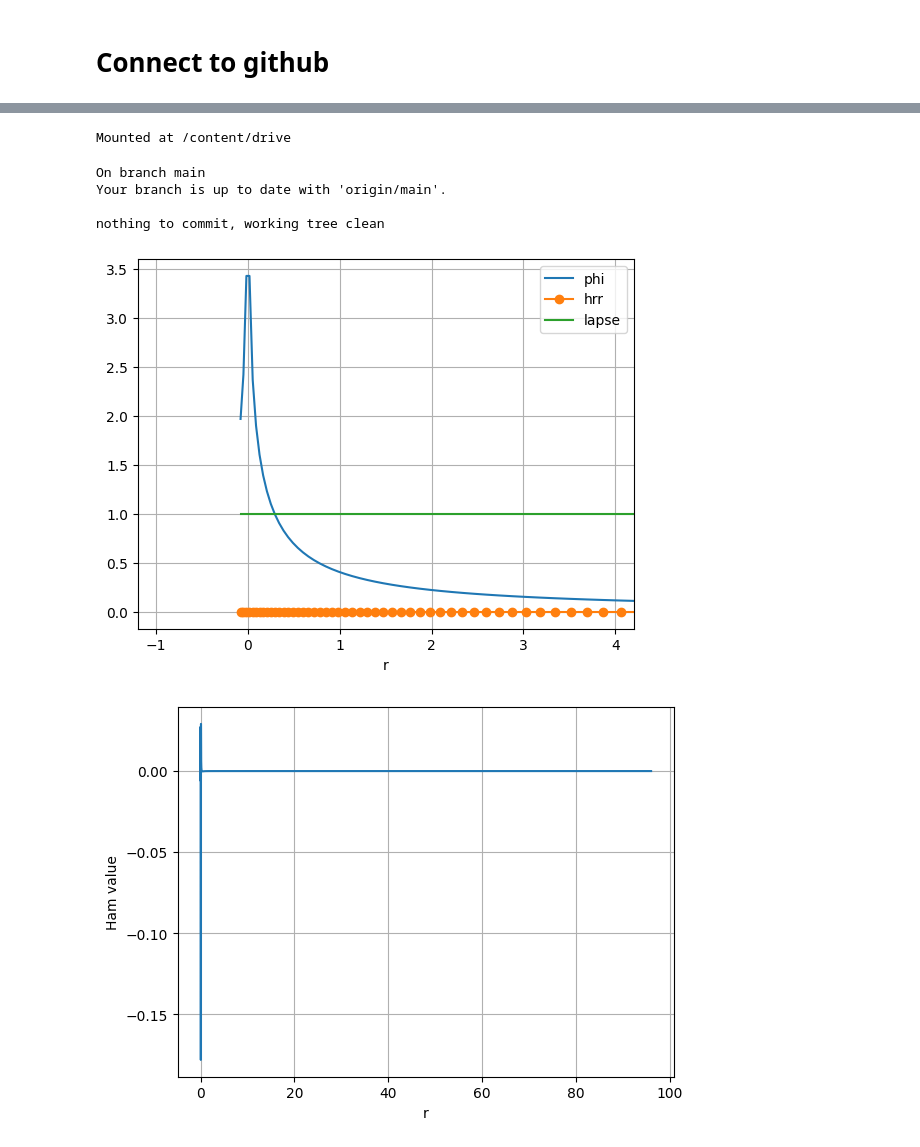
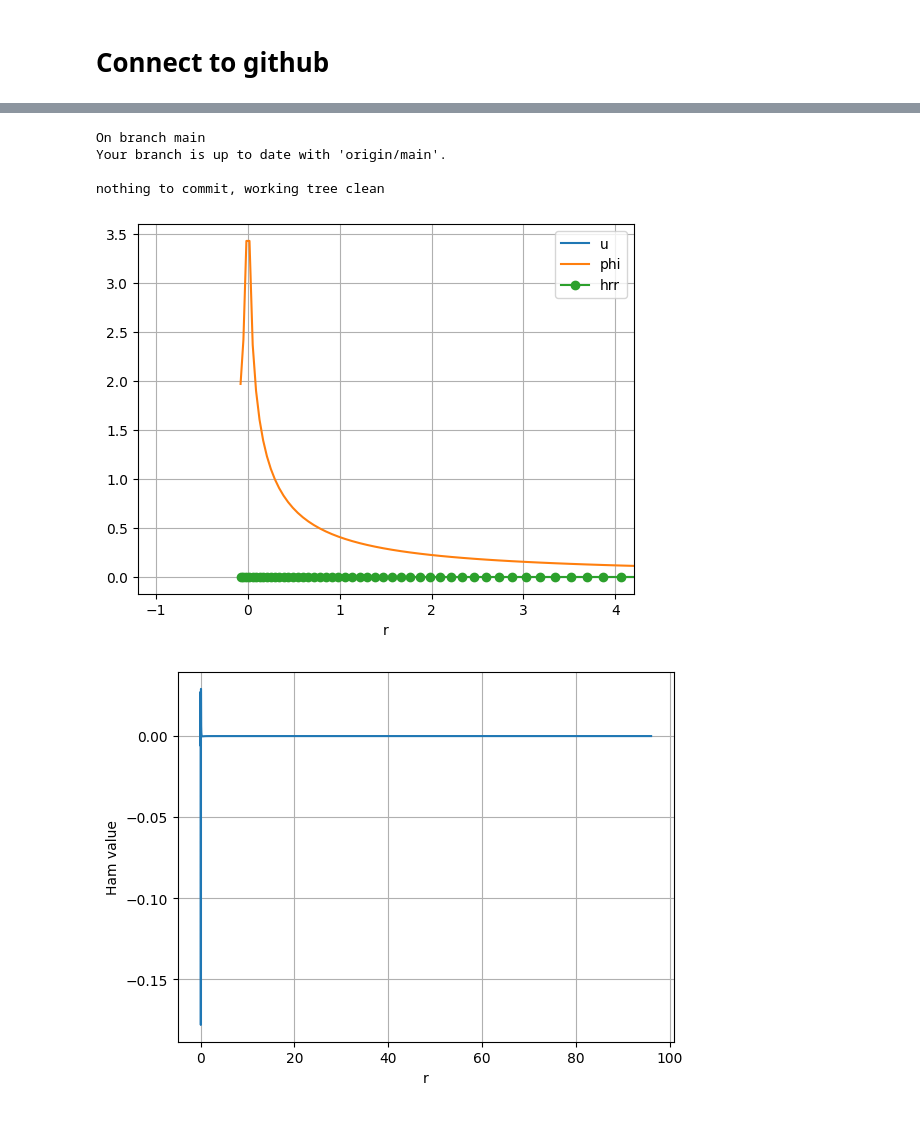
Before and after one commit to 1155092080/engrenage, a Jupyter notebook: Engrenagetut.ipynb, the cells around one changed output, grey strips where cells are left out. Cells and saved outputs as stored; diff of their text form; code cells hidden in the pictures.

```diff
--- a/Engrenagetut.ipynb
+++ b/Engrenagetut.ipynb
@@ -70,6 +34,4 @@ To https://github.com/1155092080/engrenage
 # %%
-from google.colab import drive
-drive.mount("/content/drive", force_remount=True)
+# from google.colab import drive
+# drive.mount("/content/drive", force_remount=True)
-# %% [output]
-Mounted at /content/drive
 # %%
@@ -111,35 +73,35 @@ from source.Grid import *
 # %%
 # Input parameters for grid and evolution here
 max_r = 96.0 # outer edge of the grid (including ghosts)
 num_points_r = 124 # total (including ghosts)
 log_factor = 1.04 # increase in dr interval at each grid step
 my_grid = Grid(max_r, num_points_r, log_factor)
 r = my_grid.r_vector
 
 initial_state = get_initial_state(my_grid)
 
 #unpackage the vector for readability
 (initial_u, initial_v , initial_phi, initial_hrr, initial_htt, initial_hpp,
  initial_K, initial_arr, initial_att, initial_app,
  initial_lambdar, initial_shiftr, initial_br, initial_lapse) = np.array_split(initial_state, NUM_VARS)
 
 #plot initial conditions
 plt.xlabel('r')
-#plt.plot(r, initial_u, label='u')
+plt.plot(r, initial_u, label='u')
 #plt.plot(r, initial_v, label='v')
 #plt.plot(r, initial_arr, label='arr')
 #plt.plot(r, initial_att, label='att')
 #plt.plot(r, initial_K, label='K')
 plt.plot(r, initial_phi, label='phi')
 plt.plot(r, initial_hrr, '-o', label='hrr') # zero, but plot as dots to see the grid
-plt.plot(r, initial_lapse, label='lapse')
+# plt.plot(r, initial_lapse, label='lapse')
 #plt.plot(r, initial_lambdar, label='lambdar')
 plt.legend(loc='best')
 plt.xlim(-1.2,4.2)
 #plt.ylim(-0.001,0.001)
 plt.grid()
 # %% [output]
-[figure, old version]
+[figure, new version]
 # %%
 # check the Hamiltonian constraint initially satisfied
 Ham = get_Ham_diagnostic(initial_state, np.array([0]), my_grid)
```
Also changed, not shown: parts of 12 cells of this notebook.
